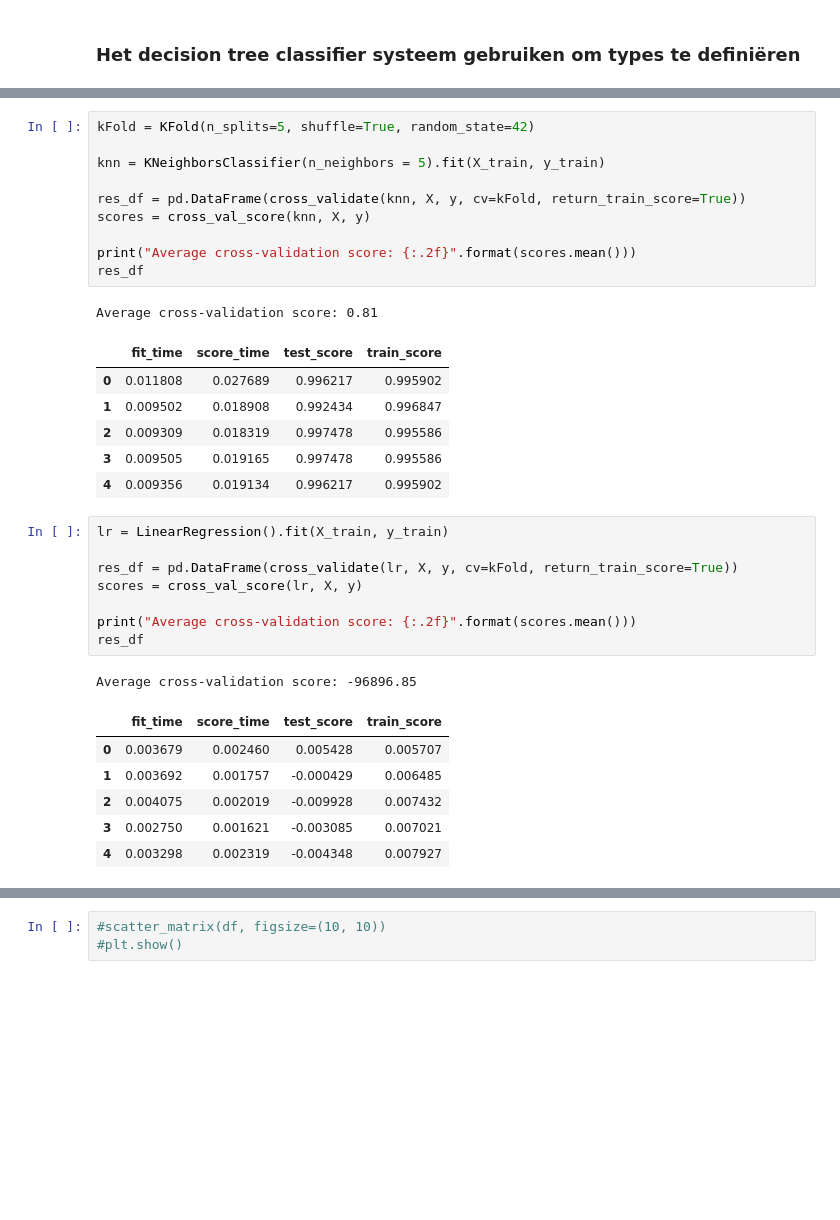
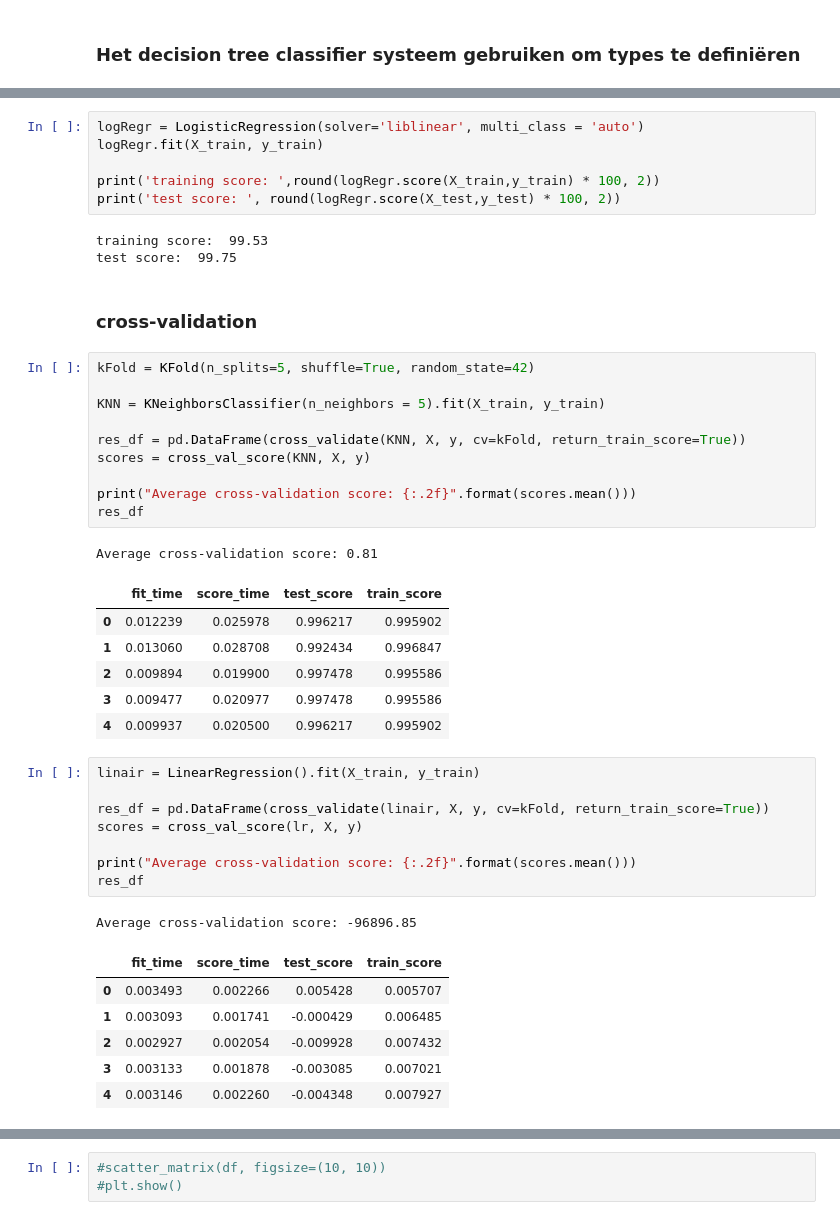
Before and after one commit to Xevro/data-science-in-python, a Jupyter notebook: Project Data Science/louis.dhont/project-ML.ipynb, the cells around one changed output, grey strips where cells are left out. Saved outputs shown, nothing was run; the diff lists cells and outputs as text; blank space fills up the shorter version.

```diff
--- a/Project Data Science/louis.dhont/project-ML.ipynb
+++ b/Project Data Science/louis.dhont/project-ML.ipynb
@@ -245,28 +245,39 @@ plt.show()
 # %% [output]
 [figure]
 [figure]
+# %%
+logRegr = LogisticRegression(solver='liblinear', multi_class = 'auto')
+logRegr.fit(X_train, y_train)
+
+print('training score: ',round(logRegr.score(X_train,y_train) * 100, 2))
+print('test score: ', round(logRegr.score(X_test,y_test) * 100, 2))
+# %% [output]
+training score:  99.53
+test score:  99.75
+# %% [markdown]
+### cross-validation
 # %%
 kFold = KFold(n_splits=5, shuffle=True, random_state=42)
 
-knn = KNeighborsClassifier(n_neighbors = 5).fit(X_train, y_train)
+KNN = KNeighborsClassifier(n_neighbors = 5).fit(X_train, y_train)
 
-res_df = pd.DataFrame(cross_validate(knn, X, y, cv=kFold, return_train_score=True))
-scores = cross_val_score(knn, X, y)
+res_df = pd.DataFrame(cross_validate(KNN, X, y, cv=kFold, return_train_score=True))
+scores = cross_val_score(KNN, X, y)
 
 print("Average cross-validation score: {:.2f}".format(scores.mean()))
 res_df
 # %% [output]
 Average cross-validation score: 0.81
 |  | fit_time | score_time | test_score | train_score |
-| 0 | 0.011808 | 0.027689 | 0.996217 | 0.995902 |
-| 1 | 0.009502 | 0.018908 | 0.992434 | 0.996847 |
-| 2 | 0.009309 | 0.018319 | 0.997478 | 0.995586 |
-| 3 | 0.009505 | 0.019165 | 0.997478 | 0.995586 |
-| 4 | 0.009356 | 0.019134 | 0.996217 | 0.995902 |
+| 0 | 0.012239 | 0.025978 | 0.996217 | 0.995902 |
+| 1 | 0.013060 | 0.028708 | 0.992434 | 0.996847 |
+| 2 | 0.009894 | 0.019900 | 0.997478 | 0.995586 |
+| 3 | 0.009477 | 0.020977 | 0.997478 | 0.995586 |
+| 4 | 0.009937 | 0.020500 | 0.996217 | 0.995902 |
 # %%
-lr = LinearRegression().fit(X_train, y_train)
+linair = LinearRegression().fit(X_train, y_train)
 
-res_df = pd.DataFrame(cross_validate(lr, X, y, cv=kFold, return_train_score=True))
+res_df = pd.DataFrame(cross_validate(linair, X, y, cv=kFold, return_train_score=True))
 scores = cross_val_score(lr, X, y)
 
 print("Average cross-validation score: {:.2f}".format(scores.mean()))
@@ -274,9 +285,9 @@ res_df
 # %% [output]
 Average cross-validation score: -96896.85
 |  | fit_time | score_time | test_score | train_score |
-| 0 | 0.003679 | 0.002460 | 0.005428 | 0.005707 |
-| 1 | 0.003692 | 0.001757 | -0.000429 | 0.006485 |
-| 2 | 0.004075 | 0.002019 | -0.009928 | 0.007432 |
-| 3 | 0.002750 | 0.001621 | -0.003085 | 0.007021 |
-| 4 | 0.003298 | 0.002319 | -0.004348 | 0.007927 |
+| 0 | 0.003493 | 0.002266 | 0.005428 | 0.005707 |
+| 1 | 0.003093 | 0.001741 | -0.000429 | 0.006485 |
+| 2 | 0.002927 | 0.002054 | -0.009928 | 0.007432 |
+| 3 | 0.003133 | 0.001878 | -0.003085 | 0.007021 |
+| 4 | 0.003146 | 0.002260 | -0.004348 | 0.007927 |
 # %%
```
Also changed, not shown: parts of 3 cells of this notebook.
